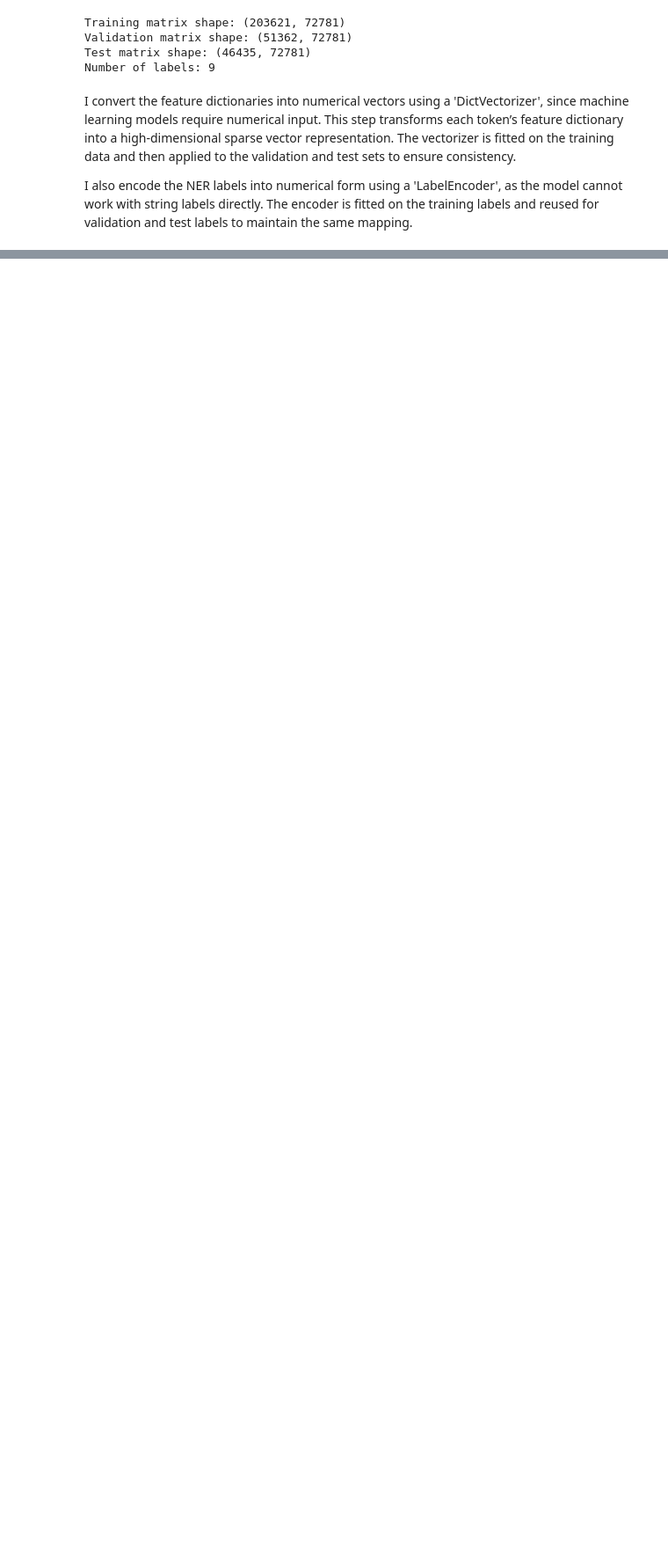
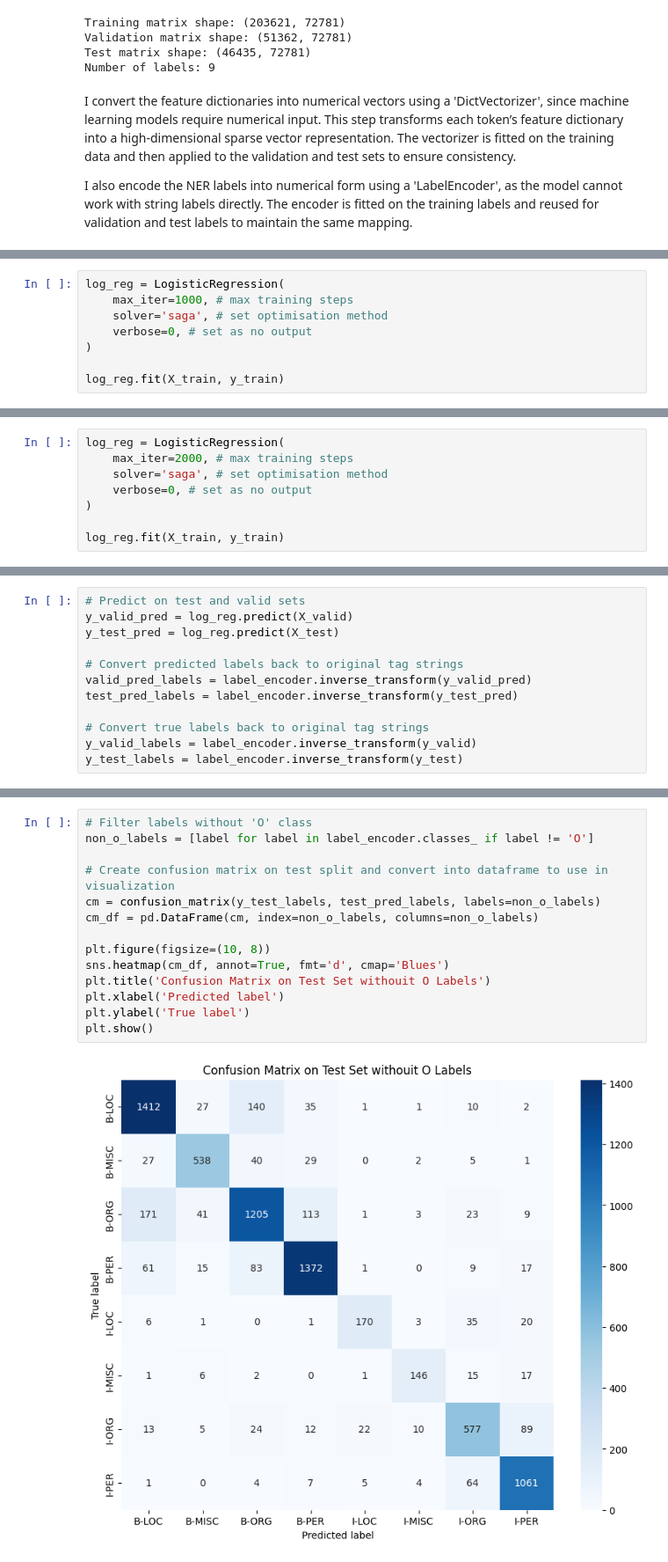
Before and after one commit to Efemirkan/ner-comparison-project, a Jupyter notebook: notebooks/01_feature_based_model.ipynb, the cells around one changed output, grey strips where cells are left out. Shown at 88% size. Saved outputs shown, nothing was run; the diff lists cells and outputs as text; blank space fills up the shorter version.

Commit message:
Logistic Regression Model trained then predictions obtained. Lastly the model evaluated token and entity level, and observation reviewed.

```diff
--- a/notebooks/01_feature_based_model.ipynb
+++ b/notebooks/01_feature_based_model.ipynb
@@ -210,0 +232,8 @@ I also encode the NER labels into numerical form using a 'LabelEncoder', as the
+# %%
+log_reg = LogisticRegression(
+    max_iter=1000, # max training steps
+    solver='saga', # set optimisation method
+    verbose=0, # set as no output
+)
+
+log_reg.fit(X_train, y_train)
@@ -210,0 +242,8 @@ I also encode the NER labels into numerical form using a 'LabelEncoder', as the
+# %%
+log_reg = LogisticRegression(
+    max_iter=2000, # max training steps
+    solver='saga', # set optimisation method
+    verbose=0, # set as no output
+)
+
+log_reg.fit(X_train, y_train)
@@ -210,0 +269,12 @@ I also encode the NER labels into numerical form using a 'LabelEncoder', as the
+# %%
+# Predict on test and valid sets
+y_valid_pred = log_reg.predict(X_valid)
+y_test_pred = log_reg.predict(X_test)
+
+# Convert predicted labels back to original tag strings
+valid_pred_labels = label_encoder.inverse_transform(y_valid_pred)
+test_pred_labels = label_encoder.inverse_transform(y_test_pred)
+
+# Convert true labels back to original tag strings
+y_valid_labels = label_encoder.inverse_transform(y_valid)
+y_test_labels = label_encoder.inverse_transform(y_test)
@@ -210,0 +428,16 @@ I also encode the NER labels into numerical form using a 'LabelEncoder', as the
+# %%
+# Filter labels without 'O' class
+non_o_labels = [label for label in label_encoder.classes_ if label != 'O']
+
+# Create confusion matrix on test split and convert into dataframe to use in visualization
+cm = confusion_matrix(y_test_labels, test_pred_labels, labels=non_o_labels)
+cm_df = pd.DataFrame(cm, index=non_o_labels, columns=non_o_labels)
+
+plt.figure(figsize=(10, 8))
+sns.heatmap(cm_df, annot=True, fmt='d', cmap='Blues')
+plt.title('Confusion Matrix on Test Set withouit O Labels')
+plt.xlabel('Predicted label')
+plt.ylabel('True label')
+plt.show()
+# %% [output]
+[figure, added]
```
Also changed, not shown: parts of 37 cells of this notebook, 4 other files.
